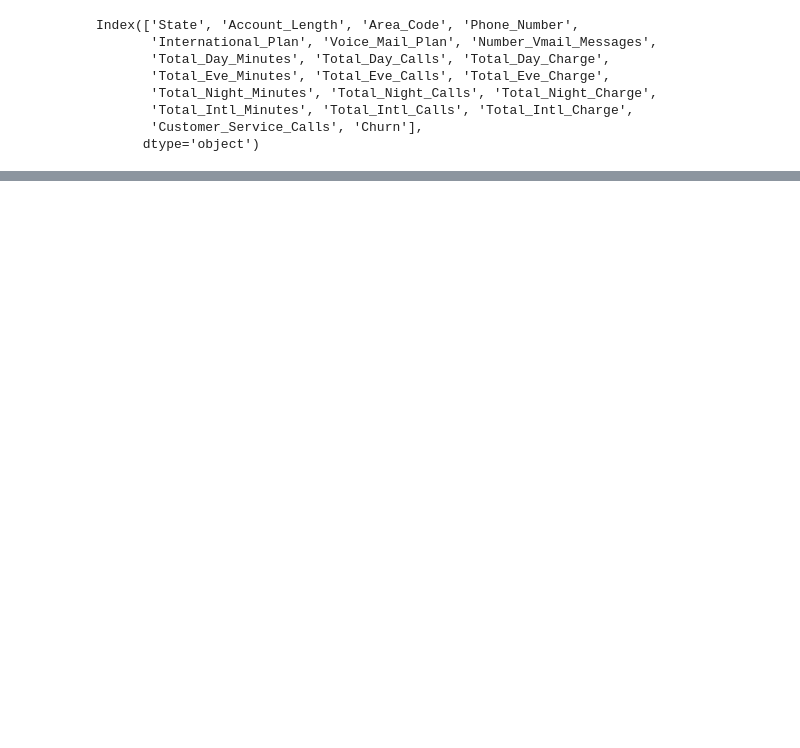
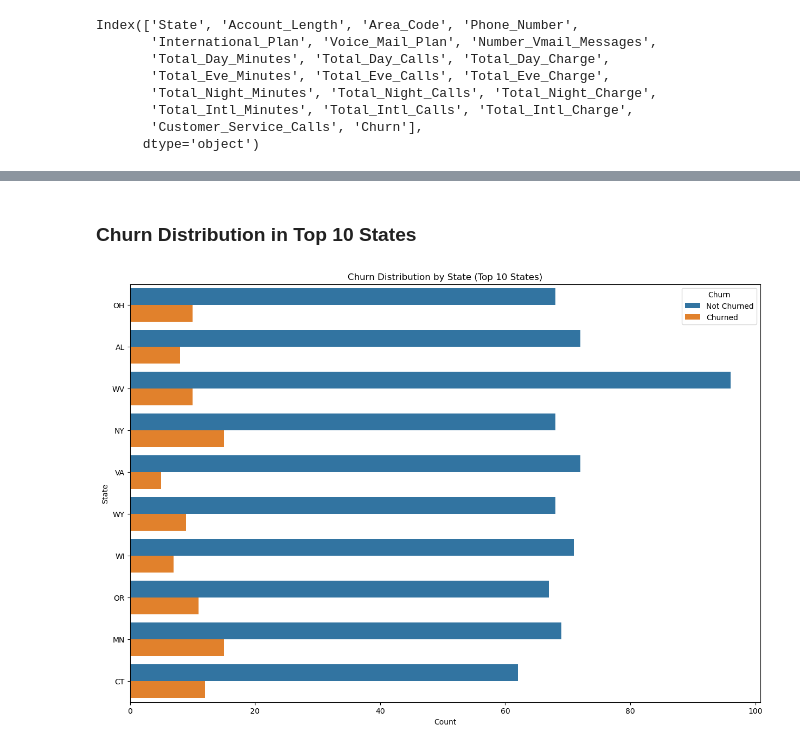
Before and after one commit to idatonui/Phase-3-project-SyriaTel-Customer-Churn, a Jupyter notebook: index.ipynb, the cells around one changed output, grey strips where cells are left out. Saved outputs shown, nothing was run; the diff lists cells and outputs as text; code cells hidden in the pictures; blank space fills up the shorter version.

```diff
--- a/index.ipynb
+++ b/index.ipynb
@@ -307,0 +359,23 @@ plt.show()
+# %% [markdown]
+### **Churn Distribution in Top 10 States**
+# %%
+# Get the top 10 states with the highest counts
+top_states = df['State'].value_counts().head(10).index
+
+# Filter the DataFrame to include only the top 10 states
+df_top_states = df[df['State'].isin(top_states)]
+
+# Plot the count plot with the filtered DataFrame
+plt.figure(figsize=(15, 10))
+sns.countplot(data=df_top_states, y='State', hue='Churn')
+
+# Set title, labels, and legend
+plt.title('Churn Distribution by State (Top 10 States)')
+plt.xlabel('Count')
+plt.ylabel('State')
+plt.legend(title='Churn', labels=['Not Churned', 'Churned'])
+
+# Show the plot
+plt.show()
+# %% [output]
+[figure, added]
```
Also changed, not shown: parts of 83 cells of this notebook.
